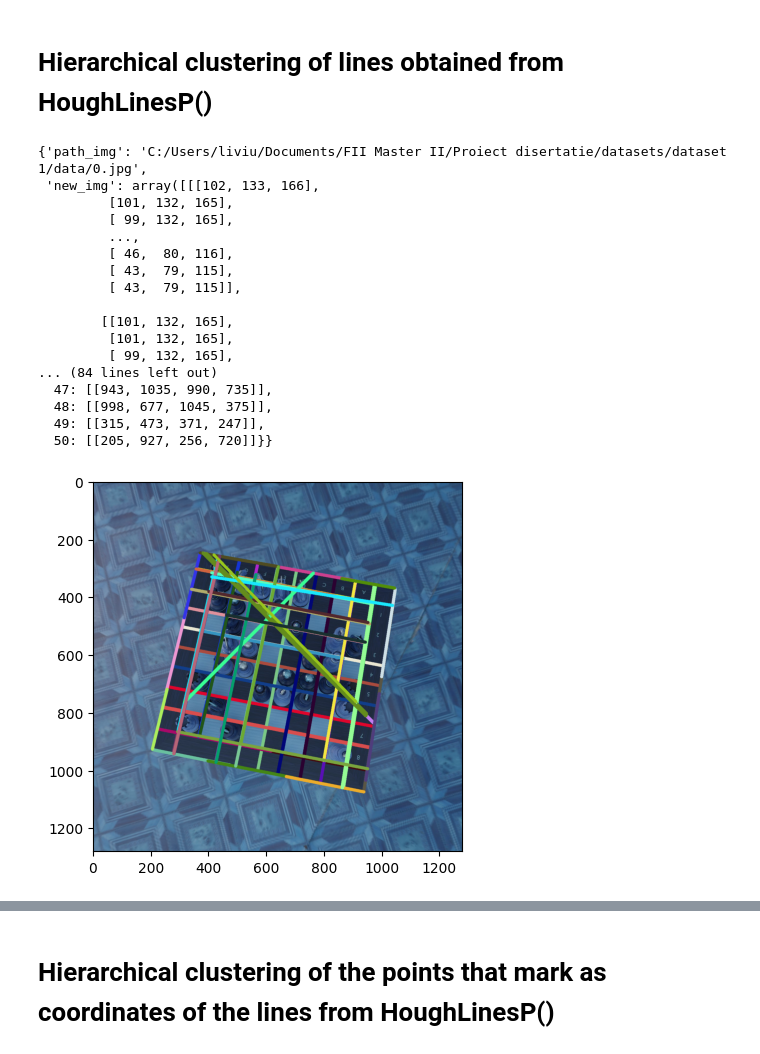
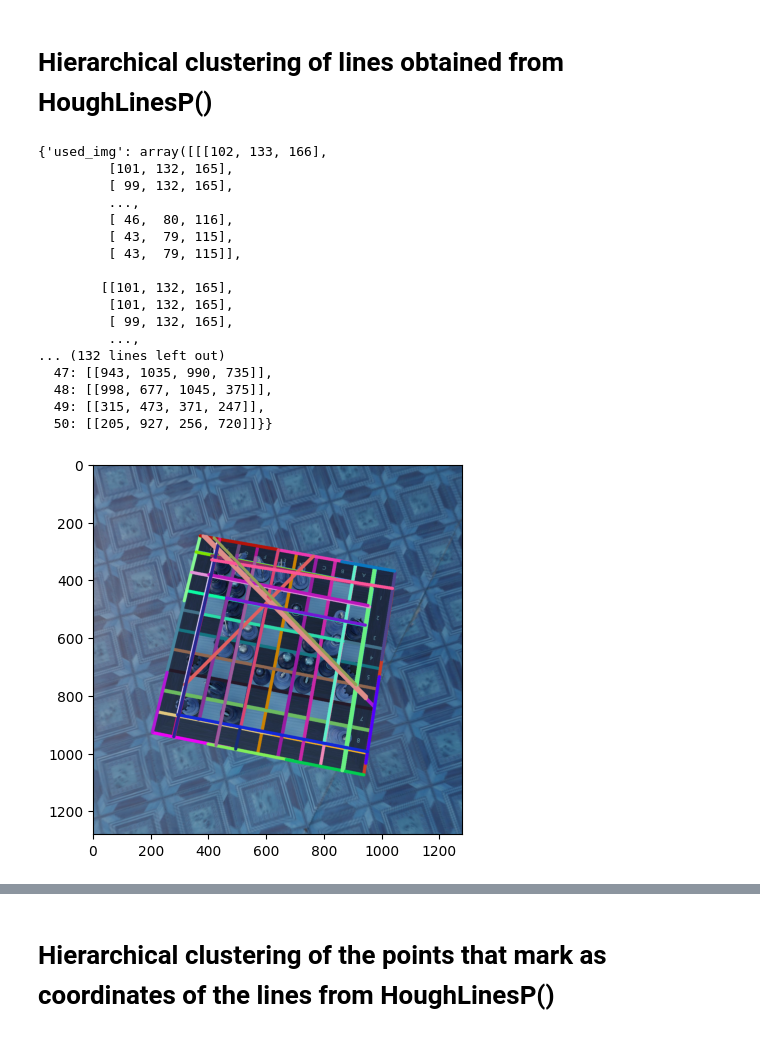
Before and after one commit to livonschistrate/Chess_in_CV_study, a Jupyter notebook: notebooks/hierarchical_clusterizations.ipynb, the cells around one changed output, grey strips where cells are left out. Saved outputs shown, nothing was run; the diff lists cells and outputs as text; code cells hidden in the pictures.

```diff
--- a/notebooks/hierarchical_clusterizations.ipynb
+++ b/notebooks/hierarchical_clusterizations.ipynb
@@ -119,32 +120,33 @@ from scipy.cluster.hierarchy import linkage, fcluster
 from scipy.spatial.distance import pdist
 
 
-def cluster_points(filename, points):
-    distances = pdist(points, metric='euclidean')
+def cluster_points(points):
+    distances = pdist(points['list'], metric='euclidean')
     links = linkage(distances, method='ward')
     clusters = fcluster(links, 15, criterion='distance')
     unique_clusters = np.unique(clusters)
 
-    image_copy = cv.imread(filename)
+    image_copy = np.copy(points['used_img'])
     # image_copy = cv.cvtColor(image_copy, cv.COLOR_BGR2RGB)
     cluster_colors = {i: (np.random.randint(0, 255), np.random.randint(0, 255), np.random.randint(0, 255)) for i in unique_clusters}
-    for point, cluster_id in zip(points, clusters):
+    for point, cluster_id in zip(points['list'], clusters):
         cv.circle(image_copy, (round(point[0]), round(point[1])), 10, cluster_colors[cluster_id], -1)
 
     plt.imshow(image_copy)
 
     cluster_dict = {key: [] for key in unique_clusters}
     for i in range(len(clusters)):
-        cluster_dict[clusters[i]].append(points[i])
+        cluster_dict[clusters[i]].append(points['list'][i])
 
     clusters_found = {
-        'path_img': filename,
+        'used_img': points['used_img'],
         'new_img': image_copy,
         'dict': cluster_dict
     }
 
     return clusters_found
 
-inters = hough_line_intersections(read_image(filename))
-cluster_points(filename, inters['list'])
+lines = hough_line_detect_response(canny_edges, threshold=120)
+inters = hough_line_intersections(lines)
+cluster_points(inters)
 # %% [output]
@@ -210,31 +213,29 @@ augment_cluster_points(clusters)
 # %% [markdown]
 # Hierarchical clustering of lines obtained from HoughLinesP()
 # %%
-def houghp_cluster_lines(filename, lines):
-    list_of_lines = []
-    for line_list in lines['list'].tolist():
-        list_of_lines.append(line_list.pop())
-    return cluster_lines(filename, list_of_lines)
+def houghp_cluster_lines(lines):
+    lines['coords'] = lines['list']
+    return cluster_lines(lines)
 
-houghp_lines = houghp_line_detect_response(read_image(filename), threshold=90, minLineLength=100, maxLineGap=150)
-houghp_cluster_lines(filename, houghp_lines)
+houghp_lines = houghp_line_detect_response(canny_edges, threshold=90, minLineLength=100, maxLineGap=150)
+houghp_cluster_lines(houghp_lines)
 # %% [output]
-{'path_img': 'C:/Users/liviu/Documents/FII Master II/Proiect disertatie/datasets/dataset 1/data/0.jpg',
- 'new_img': array([[[102, 133, 166],
+{'used_img': array([[[102, 133, 166],
          [101, 132, 165],
          [ 99, 132, 165],
          ...,
          [ 46,  80, 116],
          [ 43,  79, 115],
          [ 43,  79, 115]],
 
         [[101, 132, 165],
          [101, 132, 165],
          [ 99, 132, 165],
-... (84 lines left out)
+         ...,
+... (132 lines left out)
   47: [[943, 1035, 990, 735]],
   48: [[998, 677, 1045, 375]],
   49: [[315, 473, 371, 247]],
   50: [[205, 927, 256, 720]]}}
-[figure, old version]
+[figure, new version]
 # %%
```
Also changed, not shown: parts of 7 cells of this notebook, 1 other file.
